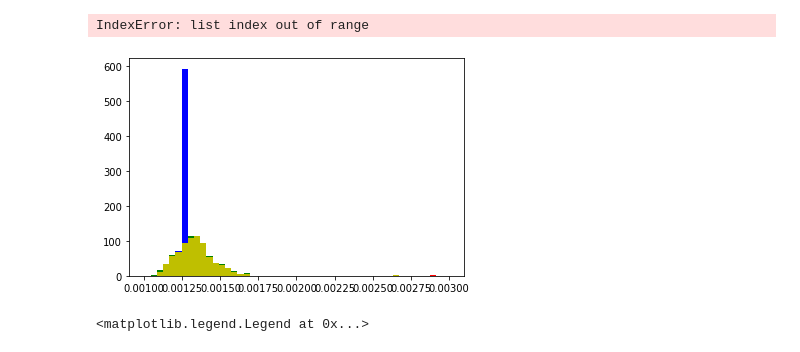
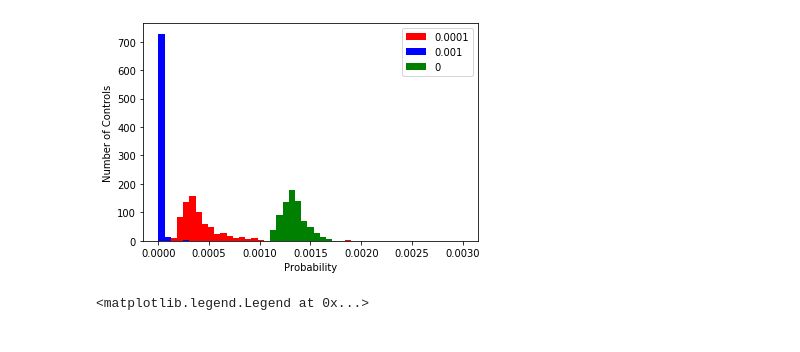
Before and after one commit to ampolloreno/decorrelating_errors, a Jupyter notebook: data/one_qubit_numeric/Secondary_objective_analysis.ipynb, the cells around one changed output. Drawn from its saved outputs; the diff is of its cells as text; code cells hidden in the pictures.

```diff
--- a/data/one_qubit_numeric/Secondary_objective_analysis.ipynb
+++ b/data/one_qubit_numeric/Secondary_objective_analysis.ipynb
@@ -11,7 +11,8 @@ import numpy as np
 # %%
 import dill
 data = {'sparsity':{}, 'agi':{}}
-sample_values = [0,'1e-15','1e-10', '1e-07', '1e-05', '0.001']
+sample_values = [0,'1e-15','1e-10', '1e-07', '1e-06', '5e-07', '1e-05', '0.001']
+sample_values = [0, '0.001','0.0001']
 for ind, eta in enumerate(sample_values):
     with open(f'sparsity{eta}.pkl', 'rb') as f:
         data['sparsity'][eta] = dill.load(f)
@@ -63,19 +38,18 @@ largest = np.max([v['weights'] for v in data['sparsity'].values()])
 # %%
 from matplotlib.ticker import FormatStrFormatter
 fig, ax = plt.subplots()
-colors = ['r','b','g','y']
+colors = ['r','b','g','y','k','m','c']
 for ind,eta in enumerate(sample_values[::-1]):
     ax.hist(data['sparsity'][eta]['weights'][1].T.tolist()[0], color=colors[ind], label=eta,
-           bins=np.linspace(.001,.003,50))
+           bins=np.linspace(0,.003,50))
 ax.xaxis.set_major_formatter(FormatStrFormatter('%.4f'))
 plt.legend()
 plt.ylabel("Number of Controls")
 plt.xlabel('Probability')
 plt.savefig("sparisity-versus-parameter.png")
 plt.show()
 # %% [output]
-IndexError: list index out of range
-[figure, old version]
+[figure, new version]
 # %%
 plt.figure(figsize=(14,7))
 for ind,eta in enumerate([0]):
```
Also changed, not shown: parts of 4 cells of this notebook, 14 other files.
